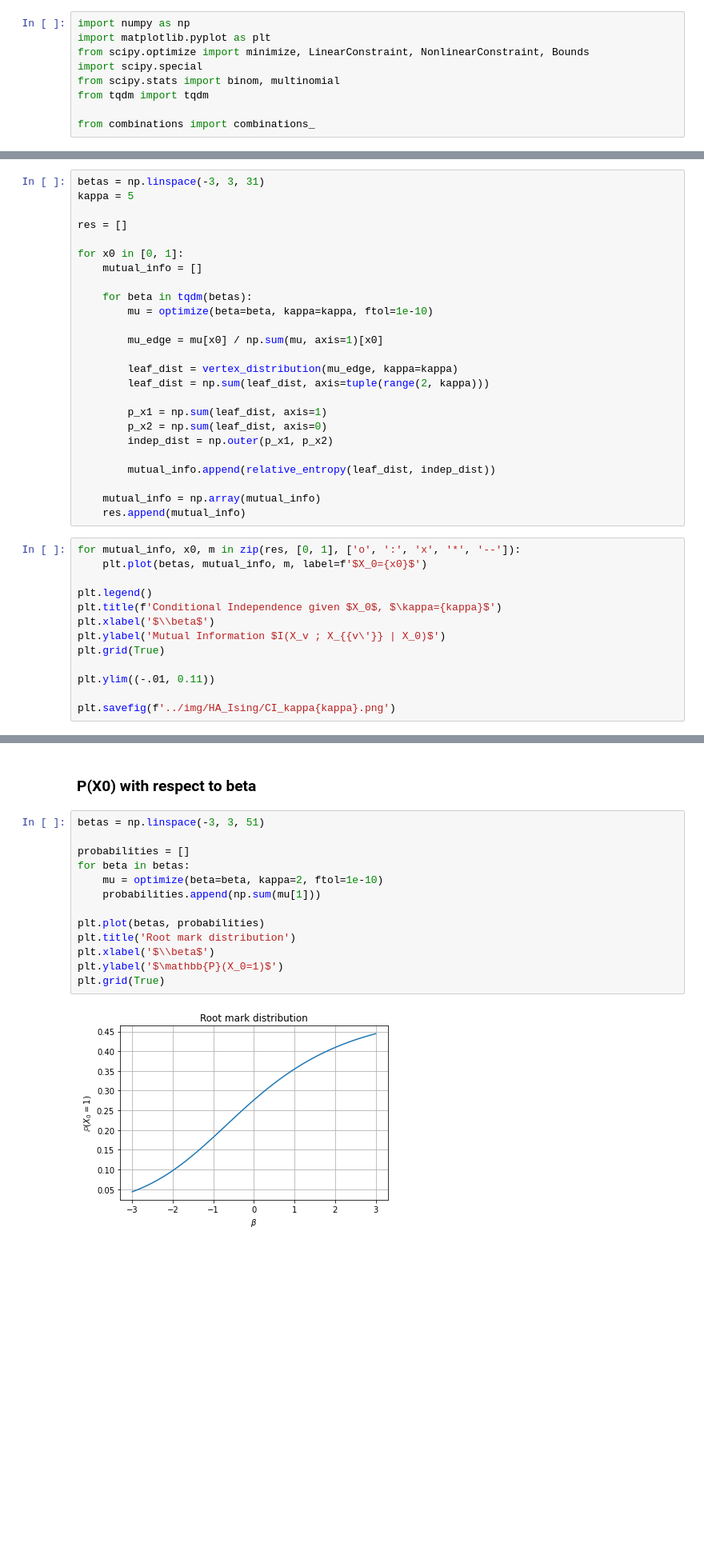
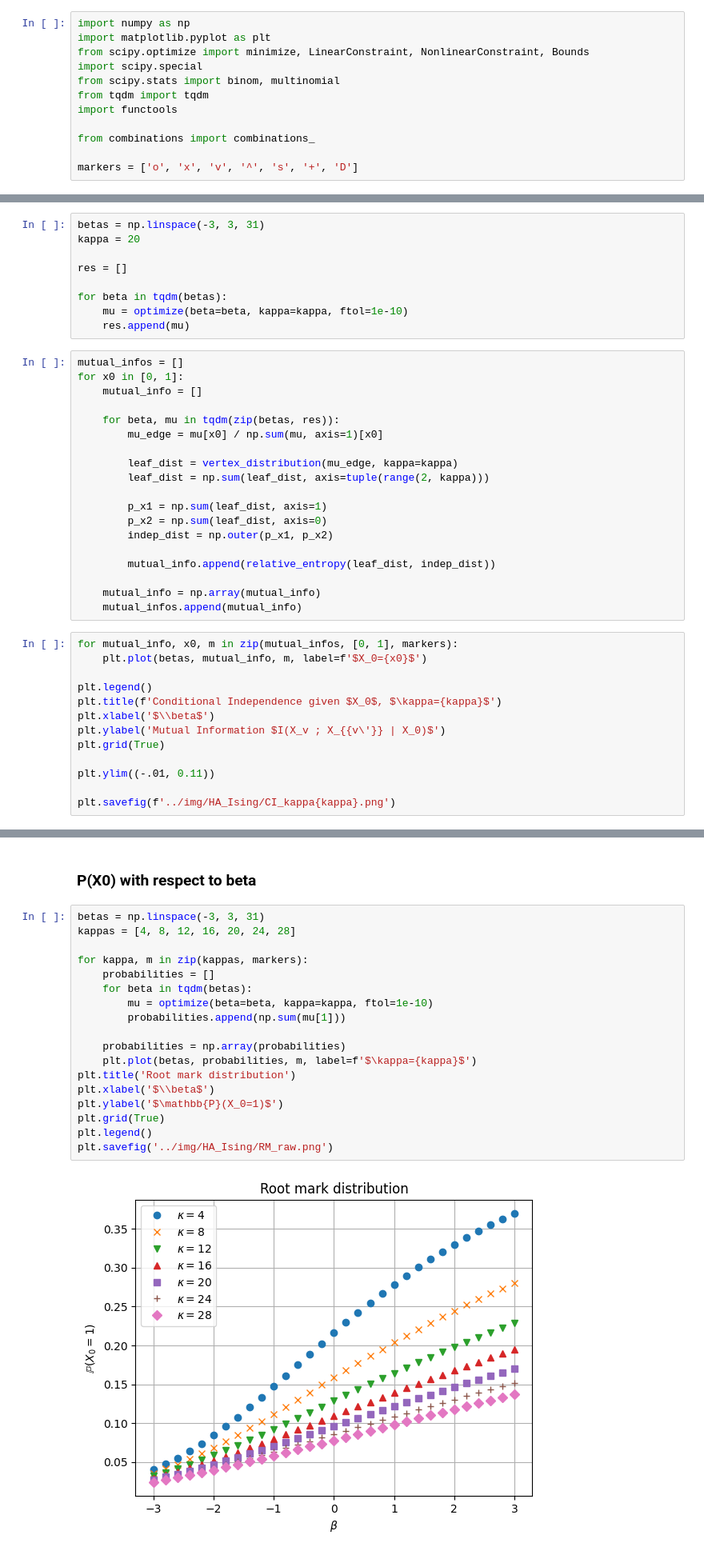
Before and after one commit to YizhongHu/statistical_mechanics_on_graphs, a Jupyter notebook: src/hardcore_ising.ipynb, the cells around one changed output, grey strips where cells are left out. Shown at 80% size. Cells and saved outputs as stored; diff of their text form; blank space fills up the shorter version.

```diff
--- a/src/hardcore_ising.ipynb
+++ b/src/hardcore_ising.ipynb
@@ -5,8 +5,11 @@ from scipy.optimize import minimize, LinearConstraint, NonlinearConstraint, Boun
 import scipy.special
 from scipy.stats import binom, multinomial
 from tqdm import tqdm
+import functools
 
 from combinations import combinations_
+
+markers = ['o', 'x', 'v', '^', 's', '+', 'D']
 # %%
 def get_configuration_chart(m, kappa):
     '''
@@ -228,18 +236,21 @@ p_x1=array([0.4498699, 0.5501301])
 p_x2=array([0.4498699, 0.5501301])
 np.outer(p_x1, p_x2)=array([[0.20238293, 0.24748697],
        [0.24748697, 0.30264312]])
+# %%
+betas = np.linspace(-3, 3, 31)
+kappa = 20
+
+res = []
+
+for beta in tqdm(betas):
+    mu = optimize(beta=beta, kappa=kappa, ftol=1e-10)
+    res.append(mu)
 # %%
-betas = np.linspace(-3, 3, 31)
-kappa = 5
-
-res = []
-
+mutual_infos = []
 for x0 in [0, 1]:
     mutual_info = []
 
-    for beta in tqdm(betas):
-        mu = optimize(beta=beta, kappa=kappa, ftol=1e-10)
-
+    for beta, mu in tqdm(zip(betas, res)):
         mu_edge = mu[x0] / np.sum(mu, axis=1)[x0]
 
         leaf_dist = vertex_distribution(mu_edge, kappa=kappa)
@@ -252,9 +263,9 @@ for x0 in [0, 1]:
         mutual_info.append(relative_entropy(leaf_dist, indep_dist))
 
     mutual_info = np.array(mutual_info)
-    res.append(mutual_info)
+    mutual_infos.append(mutual_info)
 # %%
-for mutual_info, x0, m in zip(res, [0, 1], ['o', ':', 'x', '*', '--']):
+for mutual_info, x0, m in zip(mutual_infos, [0, 1], markers):
     plt.plot(betas, mutual_info, m, label=f'$X_0={x0}$')
 
 plt.legend()
@@ -271,20 +282,25 @@ plt.savefig(f'../img/HA_Ising/CI_kappa{kappa}.png')
 # %% [markdown]
 ### P(X0) with respect to beta
 # %%
-betas = np.linspace(-3, 3, 51)
+betas = np.linspace(-3, 3, 31)
+kappas = [4, 8, 12, 16, 20, 24, 28]
 
-probabilities = []
-for beta in betas:
-    mu = optimize(beta=beta, kappa=2, ftol=1e-10)
-    probabilities.append(np.sum(mu[1]))
+for kappa, m in zip(kappas, markers):
+    probabilities = []
+    for beta in tqdm(betas):
+        mu = optimize(beta=beta, kappa=kappa, ftol=1e-10)
+        probabilities.append(np.sum(mu[1]))
 
-plt.plot(betas, probabilities)
+    probabilities = np.array(probabilities)
+    plt.plot(betas, probabilities, m, label=f'$\kappa={kappa}$')
 plt.title('Root mark distribution')
 plt.xlabel('$\\beta$')
 plt.ylabel('$\mathbb{P}(X_0=1)$')
 plt.grid(True)
+plt.legend()
+plt.savefig('../img/HA_Ising/RM_raw.png')
 # %% [output]
-[figure, old version]
+[figure, new version]
 # %%
 betas = np.linspace(-3, 3, 51)
 
```
Also changed, not shown: parts of 2 cells of this notebook, 3 other files.
